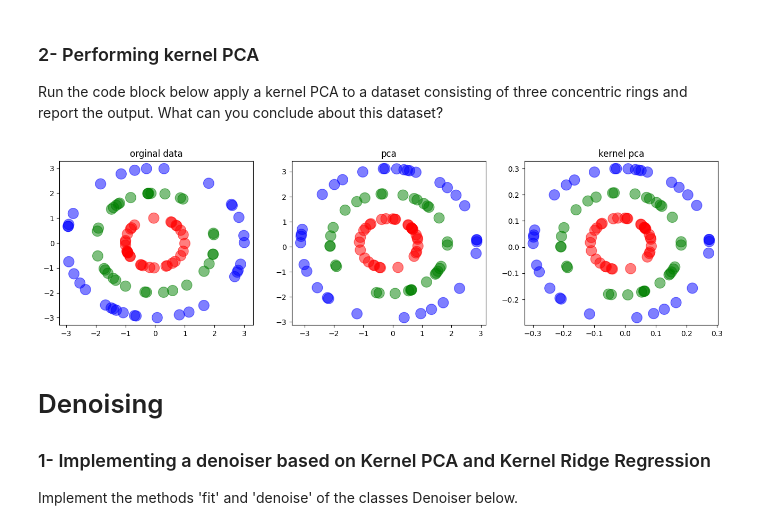
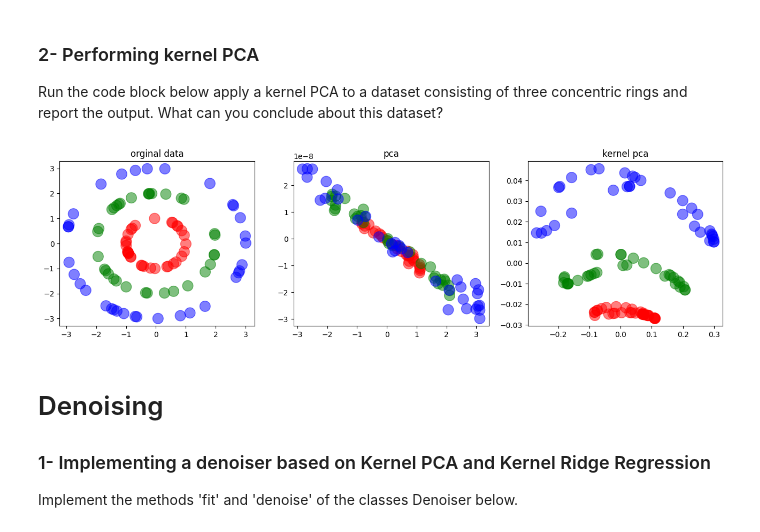
Before and after one commit to MichaelArbel/kernelcourse, a Jupyter notebook: tutorial_1/solutions.ipynb, the cells around one changed output. Cells and saved outputs as stored; diff of their text form; code cells hidden in the pictures.

```diff
--- a/tutorial_1/solutions.ipynb
+++ b/tutorial_1/solutions.ipynb
@@ -40,7 +40,7 @@ class RBF:
     def __init__(self, sigma=1.):
         self.sigma = sigma  ## the variance of the kernel
     def kernel(self,X,Y):
-        squared_norm = np.expand_dims(np.sum(X**2,axis=1),axis=1) + np.expand_dims(np.sum(Y**2,axis=1),axis=0)-2*np.einsum('ni,mi->nm',X,Y)
+        squared_norm = np.expand_dims(np.sum(X**2,axis=1),axis=1) + np.expand_dims(np.sum(Y**2,axis=1),axis=0)-2*np.einsum('nd,md->nm',X,Y)
         return np.exp(-0.5*squared_norm/self.sigma**2)
 # %%
 class Laplace:
@@ -107,10 +105,11 @@ plotRegression(train_set['x'], train_set['y'], Y_clean= train_set['y_clean'], mo
 # %% [markdown]
 ### b) Nonlinear Kernel
 # %%
-sigma = .1
-lmbda =1.
-kernel = RBF(sigma).kernel
+sigma = 10.
+lmbda =0.001
+offset = .0
+kernel = Laplace(sigma).kernel
 model = KernelRR(kernel, lmbda=lmbda)
-model.fit(train_set['x'].reshape(-1,1),train_set['y'])
-plotRegression(train_set['x'], train_set['y'], Y_clean= train_set['y_clean'], model=model, label='Train')
+model.fit(train_set['x'].reshape(-1,1),train_set['y']+offset)
+plotRegression(train_set['x'], train_set['y']+offset, Y_clean= train_set['y_clean']+offset, model=model, label='Train')
 # %% [output]
@@ -167,35 +166,35 @@ file.close()
 train_set = datasets['dataset_1']['train']
 test_set = datasets['dataset_1']['test']
 
 train_X = train_set["x"]
 test_X = test_set["x"]
 train_Y = train_set["y"]
 test_Y = test_set["y"]
 
 
-r_min = 0 ### Try different values (ex: 1)
+r_min = 1 ### Try different values (ex: 1)
 r_max = r_min+2
 
 
 kernel = Linear().kernel
 pca = KernelPCA(kernel,  r_min=r_min, r_max=r_max)
 pca.fit(train_X)
 pca_components = pca.transform(test_X)
 
 sigma =10.
 kernel = RBF(sigma).kernel
 pca = KernelPCA(kernel, r_min=r_min, r_max=r_max)
 pca.fit(train_X)
 rbf_pca_components = pca.transform(test_X)
 
 
 
 fig, ax = plt.subplots(1,3, figsize=(16, 4))
 scatter_label_points(test_X, test_Y, ax[0], title='orginal data')
 scatter_label_points(pca_components,test_Y, ax[1], title= 'pca')
 scatter_label_points(rbf_pca_components,test_Y, ax[2], title= 'kernel pca')
 # %% [output]
-[figure, old version]
+[figure, new version]
 # %% [markdown]
 # Denoising
 ### 1- Implementing a denoiser based on Kernel PCA and Kernel Ridge Regression
```
Also changed, not shown: parts of 3 cells of this notebook, 16 other files.
